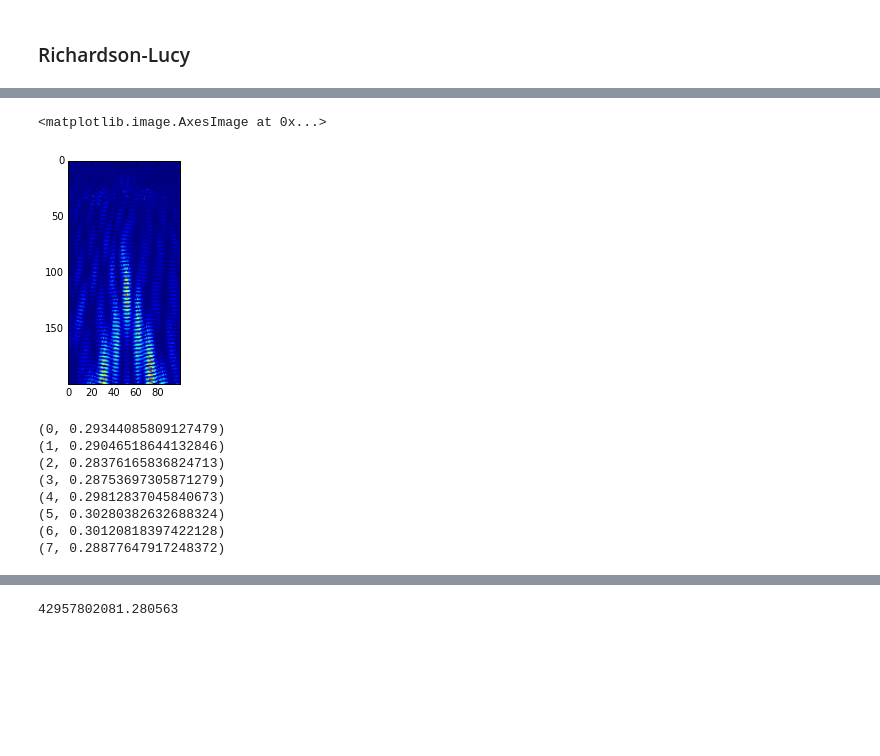
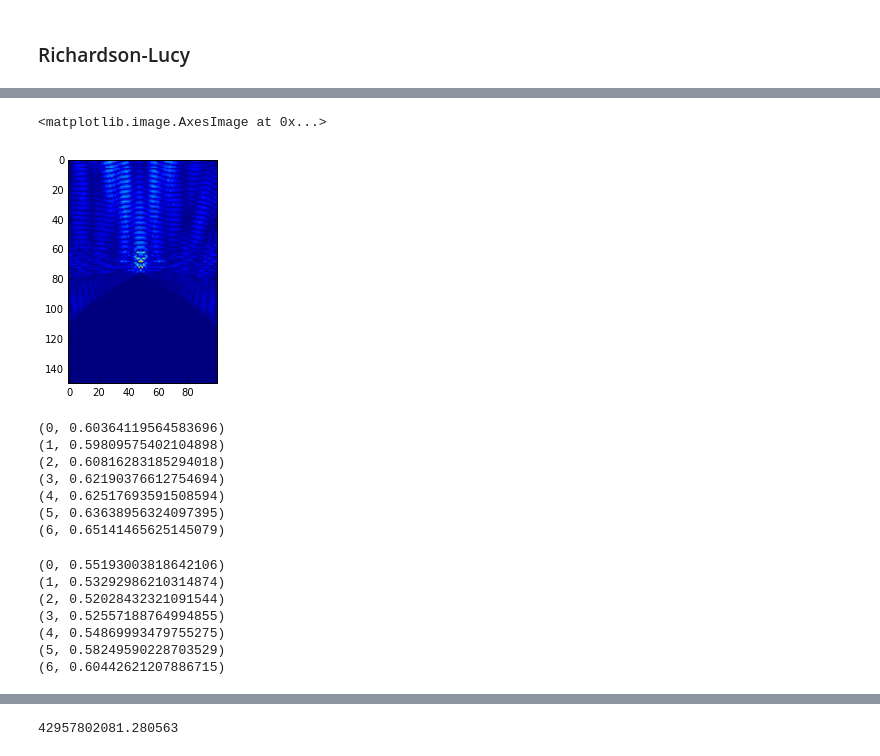
Before and after one commit to vlchaplin/VeraUSpub, a Jupyter notebook: py/PSF_recon.ipynb, the cells around one changed output, grey strips where cells are left out. Saved outputs shown, nothing was run; the diff lists cells and outputs as text; code cells hidden in the pictures; blank space fills up the shorter version.

```diff
--- a/py/PSF_recon.ipynb
+++ b/py/PSF_recon.ipynb
@@ -252,15 +257,16 @@ psf_h.shape
-# %%
-plt.imshow(psf_h)
-# %% [output]
-<matplotlib.image.AxesImage at 0x...>
-[figure, removed]
+# %%
+
+plt.imshow(psf_hconj)
+# %% [output]
+<matplotlib.image.AxesImage at 0x...>
+[figure, added]
 # %%
 #vanilla
 fn = varianceImage1.copy()
+#fn = varianceImage1 + varianceImage2
+fnset=[]
 
-fnset=[]
-for i in range(0,8):
-
+for i in range(0,7):
     res = scisig.convolve2d(fn, psf_h,mode='same')
     fn1 = fn*scisig.convolve2d(fn/res, psf_hconj, mode='same')
     fnset.append(fn1)
@@ -268,14 +274,35 @@ for i in range(0,8):
     print((i, np.sum(np.abs(fn1 - fn))/np.sum(fn)) )
     fn=fn1
 # %% [output]
-(0, 0.29344085809127479)
-(1, 0.29046518644132846)
-(2, 0.28376165836824713)
-(3, 0.28753697305871279)
-(4, 0.29812837045840673)
-(5, 0.30280382632688324)
-(6, 0.30120818397422128)
-(7, 0.28877647917248372)
+(0, 0.60364119564583696)
+(1, 0.59809575402104898)
+(2, 0.60816283185294018)
+(3, 0.62190376612754694)
+(4, 0.62517693591508594)
+(5, 0.63638956324097395)
+(6, 0.65141465625145079)
+# %%
+#vanilla
+fn = varianceImage2.copy()
+#fn = varianceImage1 + varianceImage2
+fnset2=[]
+
+
+for i in range(0,7):
+    res = scisig.convolve2d(fn, psf2,mode='same')
+    fn1 = fn*scisig.convolve2d(fn/res, psf2_hconj, mode='same')
+    fnset2.append(fn1)
+
+    print((i, np.sum(np.abs(fn1 - fn))/np.sum(fn)) )
+    fn=fn1
+# %% [output]
+(0, 0.55193003818642106)
+(1, 0.53292986210314874)
+(2, 0.52028432321091544)
+(3, 0.52557188764994855)
+(4, 0.54869993479755275)
+(5, 0.58249590228703529)
+(6, 0.60442621207886715)
 # %%
 #with regularizaiton
 fregN = varianceImage1.copy()
```
Also changed, not shown: parts of 11 cells of this notebook.
